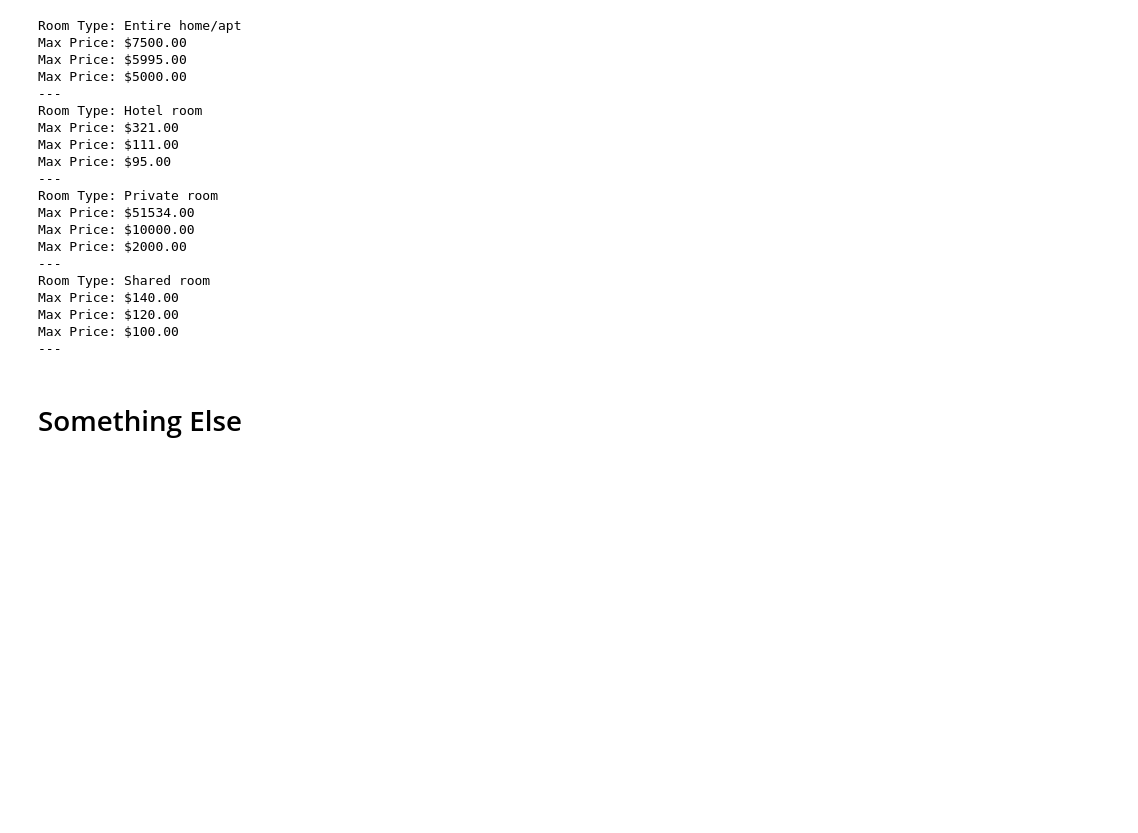
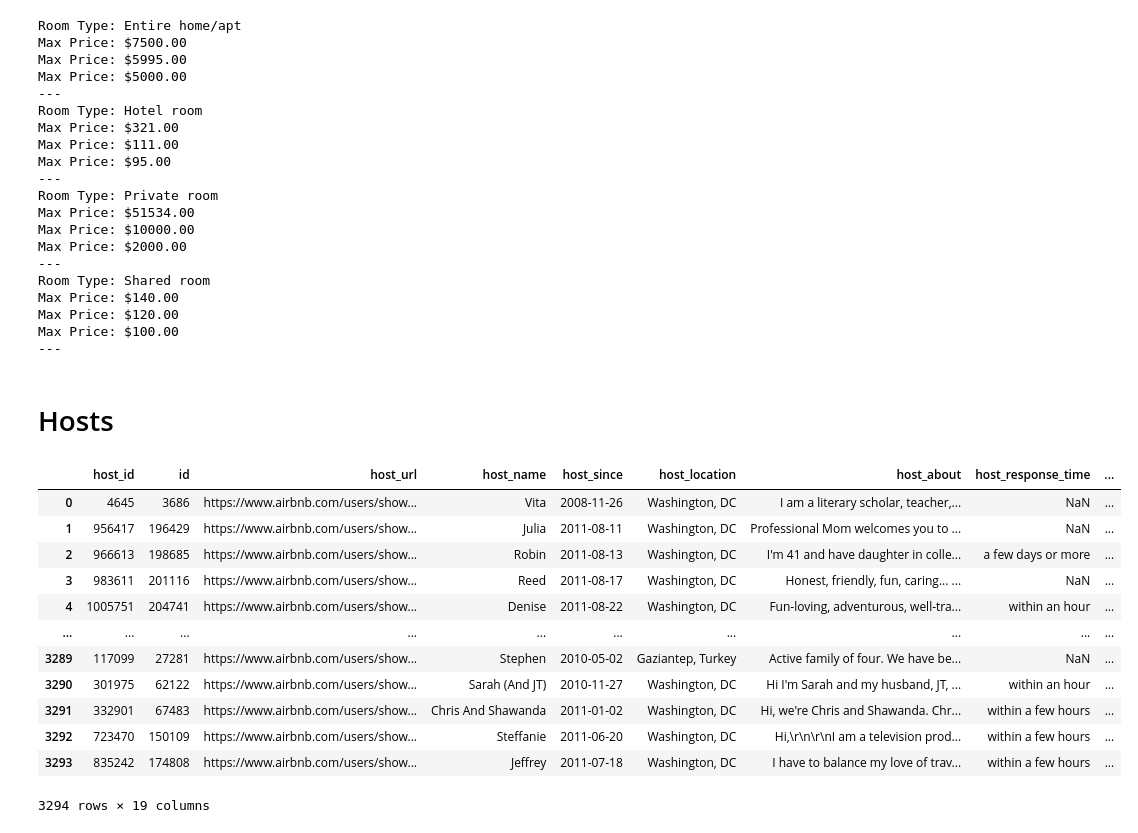
Before and after one commit to johbry17/GW-Project-3, a Jupyter notebook: exploratory_data_analysis/eda.ipynb, the cells around one changed output. Drawn from its saved outputs; the diff is of its cells as text; code cells hidden in the pictures; blank space fills up the shorter version.

```diff
--- a/exploratory_data_analysis/eda.ipynb
+++ b/exploratory_data_analysis/eda.ipynb
@@ -434,5 +434,23 @@ Max Price: $140.00
 Max Price: $120.00
 Max Price: $100.00
 ---
-# %% [markdown]
-# Something Else
+# %% [markdown]
+# Hosts
+# %%
+# read in csv
+hosts_df = pd.read_csv('../database/host_final.csv')
+hosts_df
+# %% [output]
+|  | host_id | id | host_url | host_name | host_since | host_location | host_about | host_response_time | ... |
+| 0 | 4645 | 3686 | https://www.airbnb.com/users/show... | Vita | 2008-11-26 | Washington, DC | I am a literary scholar, teacher,... | NaN | ... |
+| 1 | 956417 | 196429 | https://www.airbnb.com/users/show... | Julia | 2011-08-11 | Washington, DC | Professional Mom welcomes you to ... | NaN | ... |
+| 2 | 966613 | 198685 | https://www.airbnb.com/users/show... | Robin | 2011-08-13 | Washington, DC | I'm 41 and have daughter in colle... | a few days or more | ... |
+| 3 | 983611 | 201116 | https://www.airbnb.com/users/show... | Reed | 2011-08-17 | Washington, DC | Honest, friendly, fun, caring... ... | NaN | ... |
+| 4 | 1005751 | 204741 | https://www.airbnb.com/users/show... | Denise | 2011-08-22 | Washington, DC | Fun-loving, adventurous, well-tra... | within an hour | ... |
+| ... | ... | ... | ... | ... | ... | ... | ... | ... | ... |
+| 3289 | 117099 | 27281 | https://www.airbnb.com/users/show... | Stephen | 2010-05-02 | Gaziantep, Turkey | Active family of four. We have be... | NaN | ... |
+| 3290 | 301975 | 62122 | https://www.airbnb.com/users/show... | Sarah (And JT) | 2010-11-27 | Washington, DC | Hi I'm Sarah and my husband, JT, ... | within an hour | ... |
+| 3291 | 332901 | 67483 | https://www.airbnb.com/users/show... | Chris And Shawanda | 2011-01-02 | Washington, DC | Hi, we're Chris and Shawanda. Chr... | within a few hours | ... |
+| 3292 | 723470 | 150109 | https://www.airbnb.com/users/show... | Steffanie | 2011-06-20 | Washington, DC | Hi,\r\n\r\nI am a television prod... | within a few hours | ... |
+| 3293 | 835242 | 174808 | https://www.airbnb.com/users/show... | Jeffrey | 2011-07-18 | Washington, DC | I have to balance my love of trav... | within a few hours | ... |
+3294 rows × 19 columns
```
Also changed, not shown: parts of 3 cells of this notebook, 3 other files.
